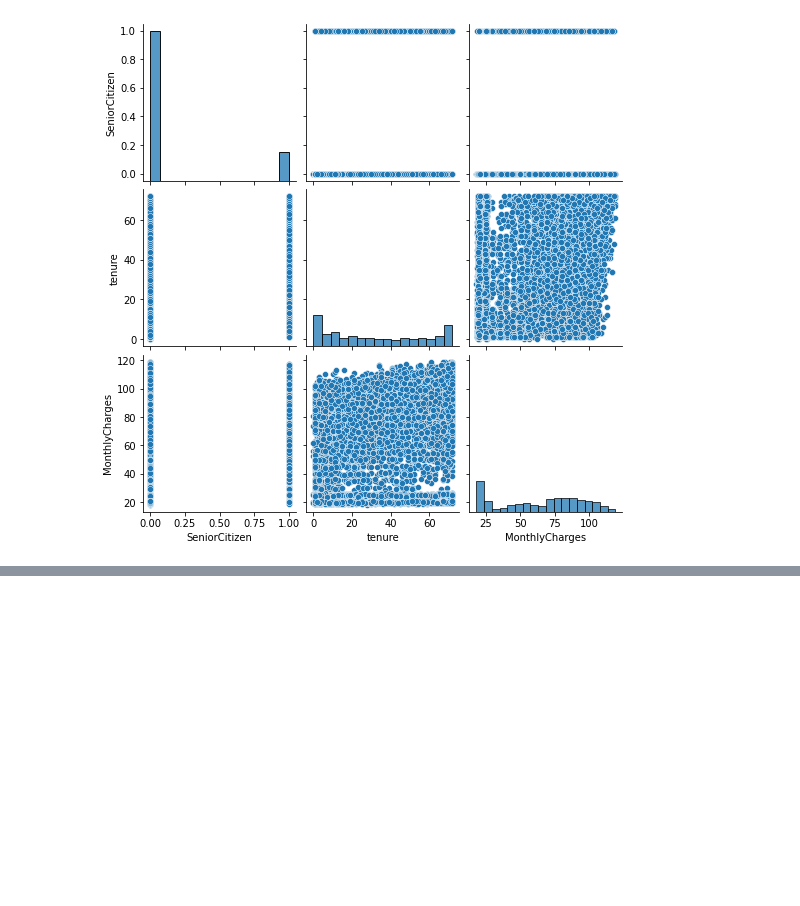
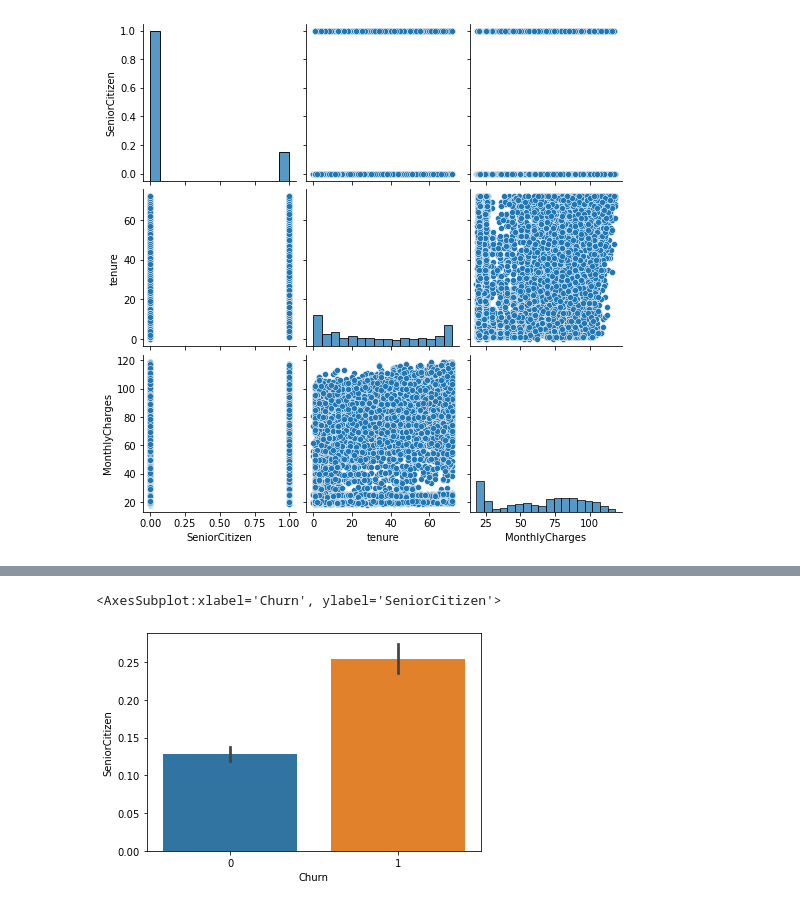
Before and after one commit to sai-mrudhun/Customer-Churn-Prediction-Analysis-Using-Ensemble-Techniques, a Jupyter notebook: main.ipynb, the cells around one changed output, grey strips where cells are left out. Cells and saved outputs as stored; diff of their text form; code cells hidden in the pictures; blank space fills up the shorter version.

```diff
--- a/main.ipynb
+++ b/main.ipynb
@@ -151,0 +142,5 @@ sns.countplot(x ='Churn', data = df)
+# %%
+sns.barplot(data= df, x= "Churn", y= "SeniorCitizen")
+# %% [output]
+<AxesSubplot:xlabel='Churn', ylabel='SeniorCitizen'>
+[figure, added]
```
Also changed, not shown: parts of 20 cells of this notebook.
